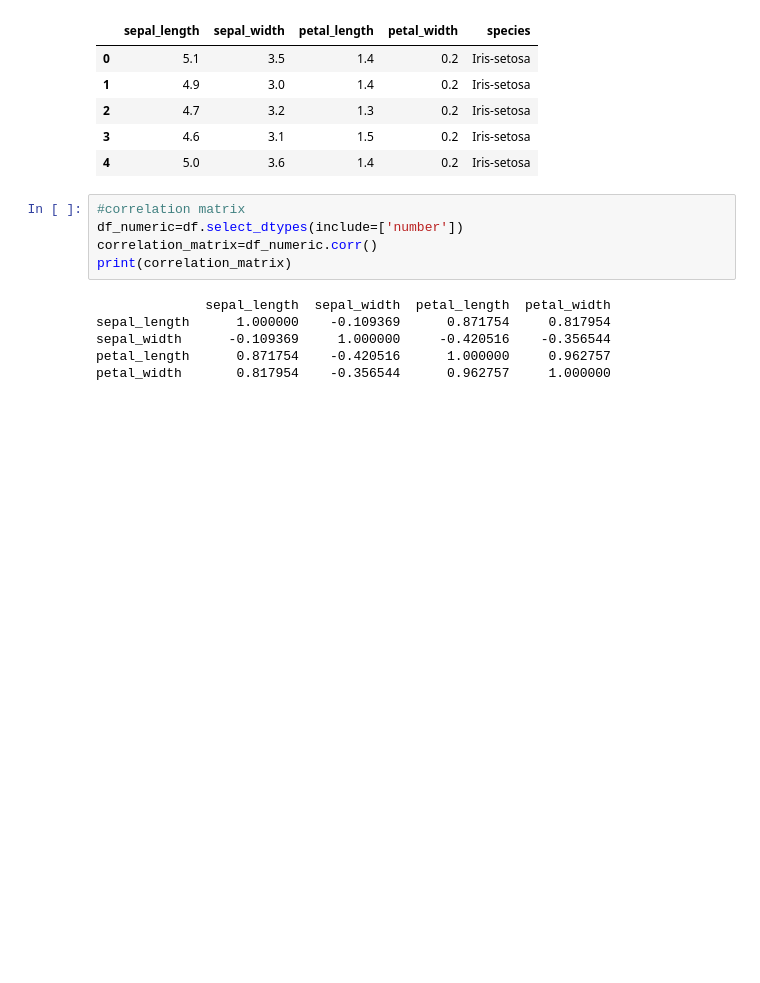
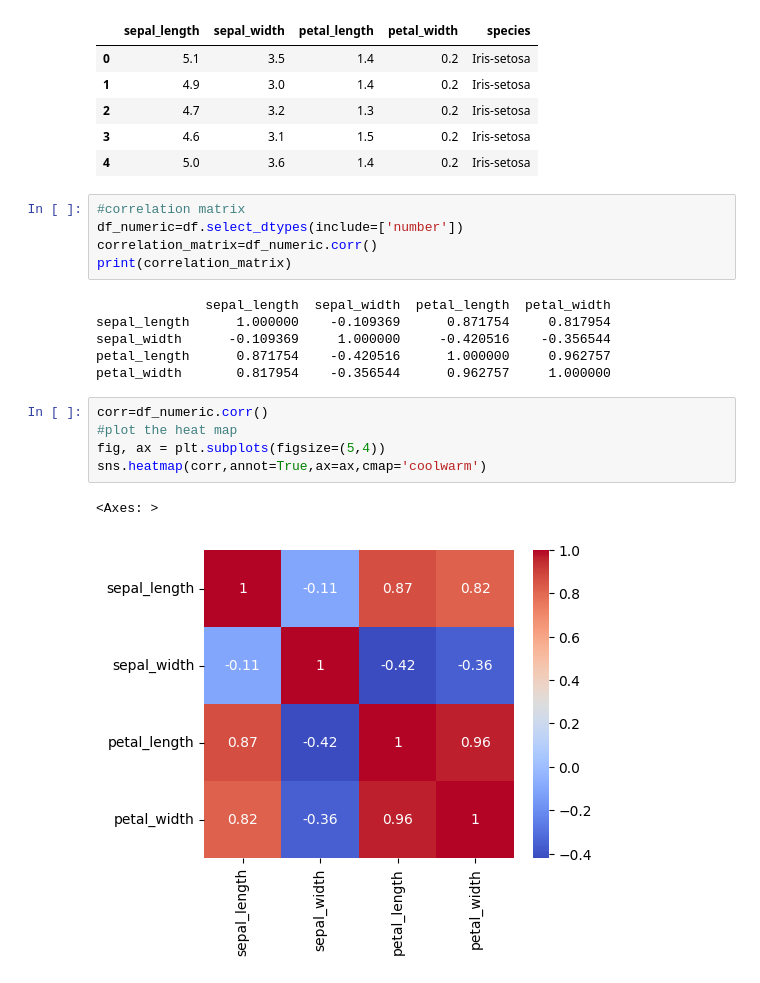
Before and after one commit to bindushahi/CODSOFT-IRIS-FLOWER-CLASSIFICATION, a Jupyter notebook: Iris_Flower_Prediction.ipynb, the cells around one changed output. Saved outputs shown, nothing was run; the diff lists cells and outputs as text; blank space fills up the shorter version.

Commit message:
plot the heat map

```diff
--- a/Iris_Flower_Prediction.ipynb
+++ b/Iris_Flower_Prediction.ipynb
@@ -272,3 +272,11 @@ sepal_length      1.000000    -0.109369      0.871754     0.817954
 sepal_width      -0.109369     1.000000     -0.420516    -0.356544
 petal_length      0.871754    -0.420516      1.000000     0.962757
 petal_width       0.817954    -0.356544      0.962757     1.000000
+# %%
+corr=df_numeric.corr()
+#plot the heat map
+fig, ax = plt.subplots(figsize=(5,4))
+sns.heatmap(corr,annot=True,ax=ax,cmap='coolwarm')
+# %% [output]
+<Axes: >
+[figure, added]
```
